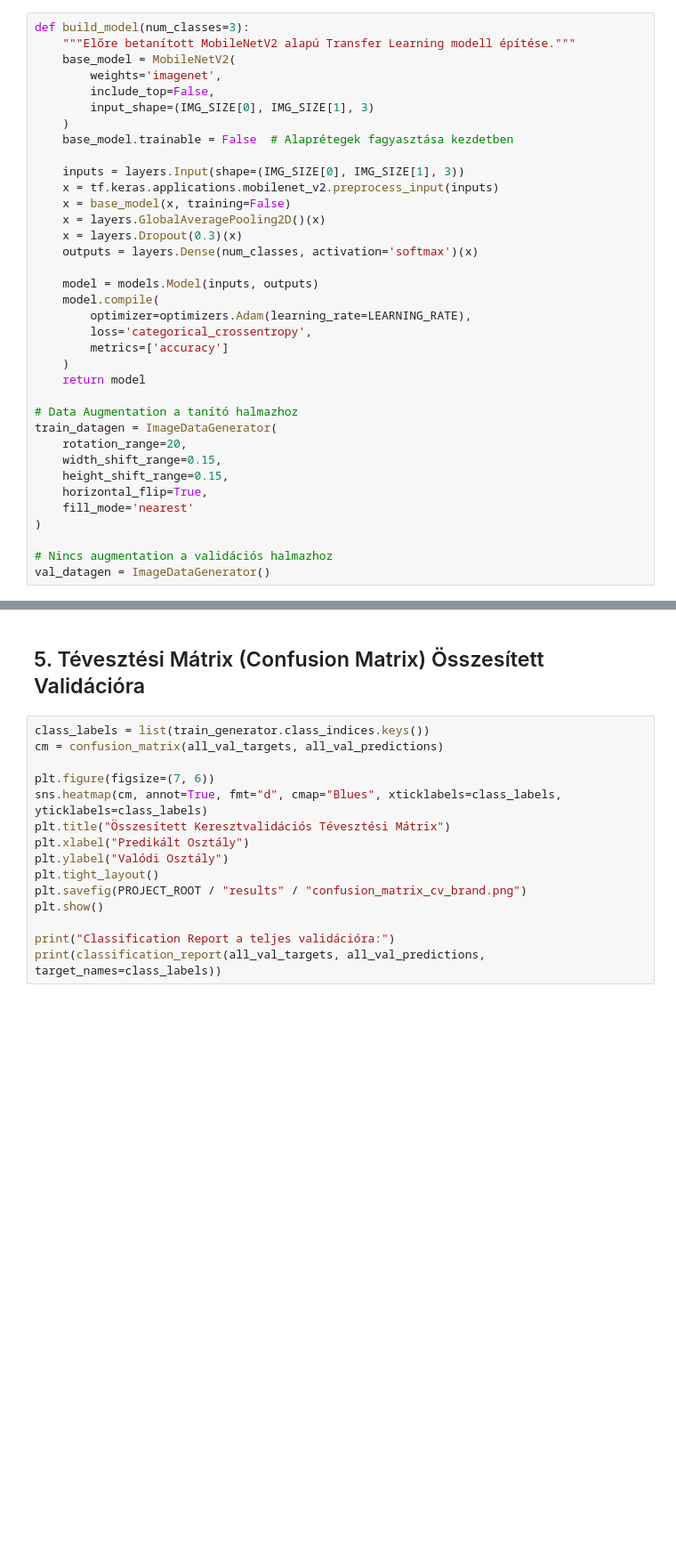
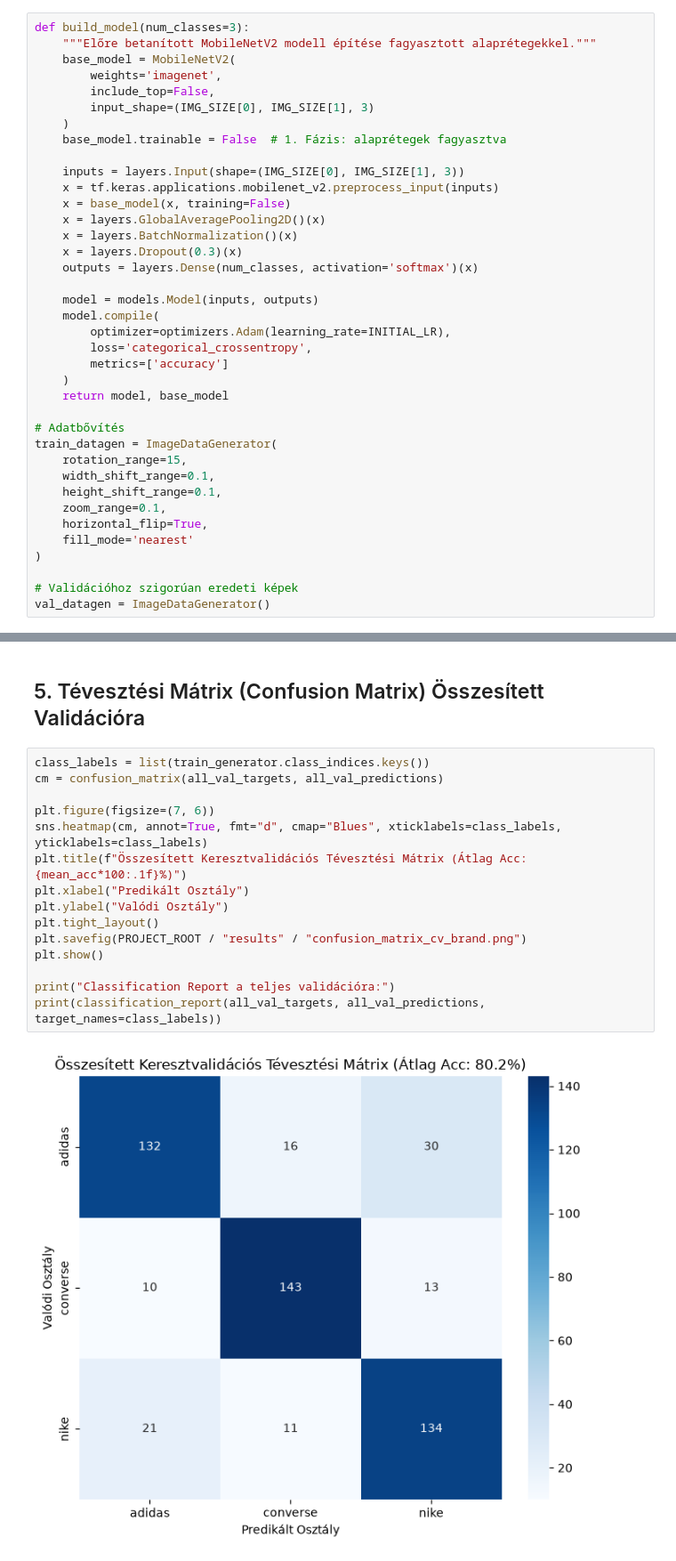
Before and after one commit to goncziattila947/AMM_SZ_HF_cipofelismero, a Jupyter notebook: notebooks/03_Brand_Classification_KFold.ipynb, the cells around one changed output, grey strips where cells are left out. Shown at 89% size. Drawn from its saved outputs; the diff is of its cells as text; blank space fills up the shorter version.

```diff
--- a/notebooks/03_Brand_Classification_KFold.ipynb
+++ b/notebooks/03_Brand_Classification_KFold.ipynb
@@ -52,37 +78,39 @@ print(f"Osztályok: {manifest['label'].unique()}")
 # %%
 def build_model(num_classes=3):
-    """Előre betanított MobileNetV2 alapú Transfer Learning modell építése."""
+    """Előre betanított MobileNetV2 modell építése fagyasztott alaprétegekkel."""
     base_model = MobileNetV2(
         weights='imagenet',
         include_top=False,
         input_shape=(IMG_SIZE[0], IMG_SIZE[1], 3)
     )
-    base_model.trainable = False  # Alaprétegek fagyasztása kezdetben
+    base_model.trainable = False  # 1. Fázis: alaprétegek fagyasztva
 
     inputs = layers.Input(shape=(IMG_SIZE[0], IMG_SIZE[1], 3))
     x = tf.keras.applications.mobilenet_v2.preprocess_input(inputs)
     x = base_model(x, training=False)
     x = layers.GlobalAveragePooling2D()(x)
+    x = layers.BatchNormalization()(x)
     x = layers.Dropout(0.3)(x)
     outputs = layers.Dense(num_classes, activation='softmax')(x)
 
     model = models.Model(inputs, outputs)
     model.compile(
-        optimizer=optimizers.Adam(learning_rate=LEARNING_RATE),
+        optimizer=optimizers.Adam(learning_rate=INITIAL_LR),
         loss='categorical_crossentropy',
         metrics=['accuracy']
     )
-    return model
+    return model, base_model
 
-# Data Augmentation a tanító halmazhoz
+# Adatbővítés
 train_datagen = ImageDataGenerator(
-    rotation_range=20,
-    width_shift_range=0.15,
-    height_shift_range=0.15,
+    rotation_range=15,
+    width_shift_range=0.1,
+    height_shift_range=0.1,
+    zoom_range=0.1,
     horizontal_flip=True,
     fill_mode='nearest'
 )
 
-# Nincs augmentation a validációs halmazhoz
+# Validációhoz szigorúan eredeti képek
 val_datagen = ImageDataGenerator()
 # %% [markdown]
@@ -193,15 +281,17 @@ with open(PROJECT_ROOT / "results" / "cv_results_brand.json", "w", encoding="utf
 # %%
 class_labels = list(train_generator.class_indices.keys())
 cm = confusion_matrix(all_val_targets, all_val_predictions)
 
 plt.figure(figsize=(7, 6))
 sns.heatmap(cm, annot=True, fmt="d", cmap="Blues", xticklabels=class_labels, yticklabels=class_labels)
-plt.title("Összesített Keresztvalidációs Tévesztési Mátrix")
+plt.title(f"Összesített Keresztvalidációs Tévesztési Mátrix (Átlag Acc: {mean_acc*100:.1f}%)")
 plt.xlabel("Predikált Osztály")
 plt.ylabel("Valódi Osztály")
 plt.tight_layout()
 plt.savefig(PROJECT_ROOT / "results" / "confusion_matrix_cv_brand.png")
 plt.show()
 
 print("Classification Report a teljes validációra:")
 print(classification_report(all_val_targets, all_val_predictions, target_names=class_labels))
+# %% [output]
+[figure, added]
```
Also changed, not shown: parts of 8 cells of this notebook, 7 other files.
